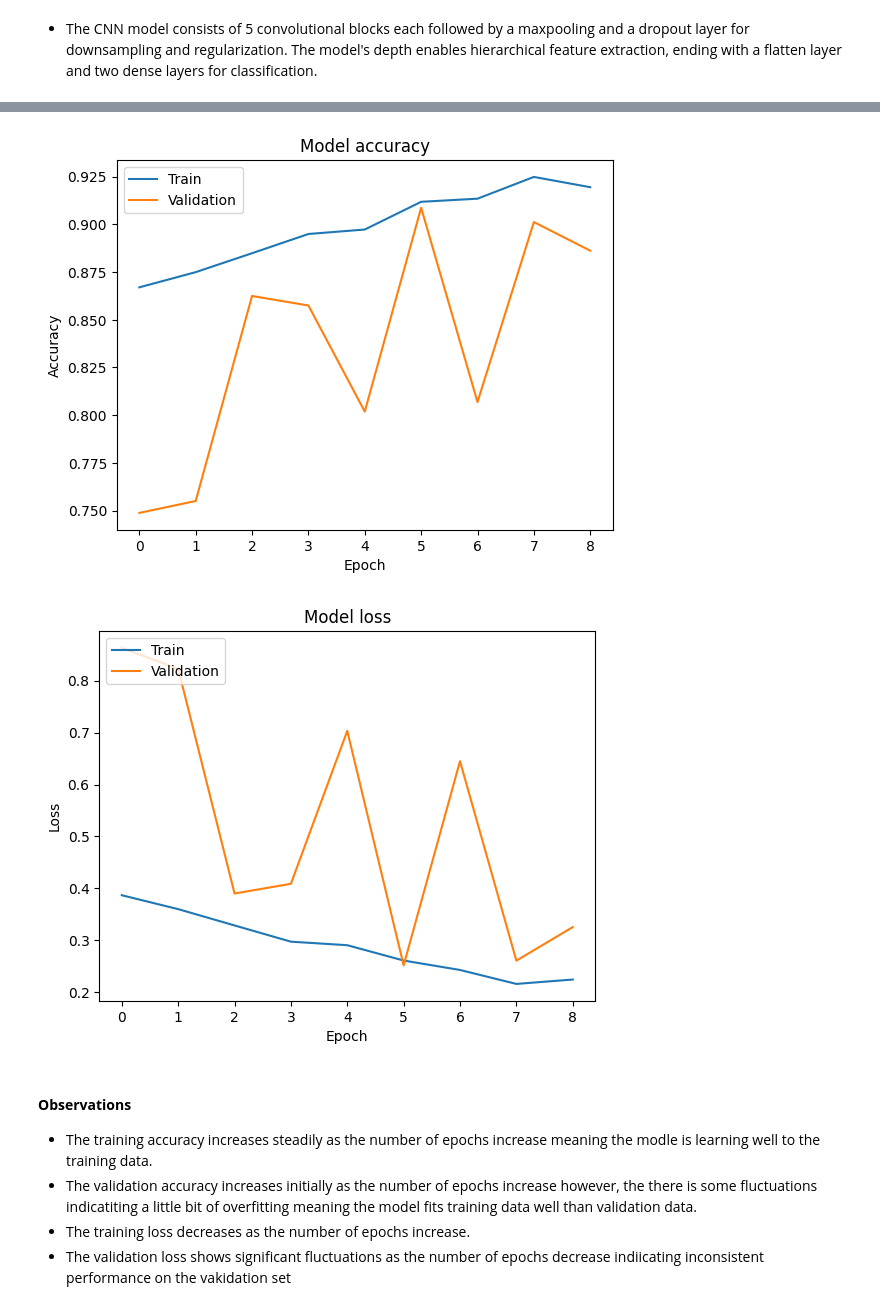
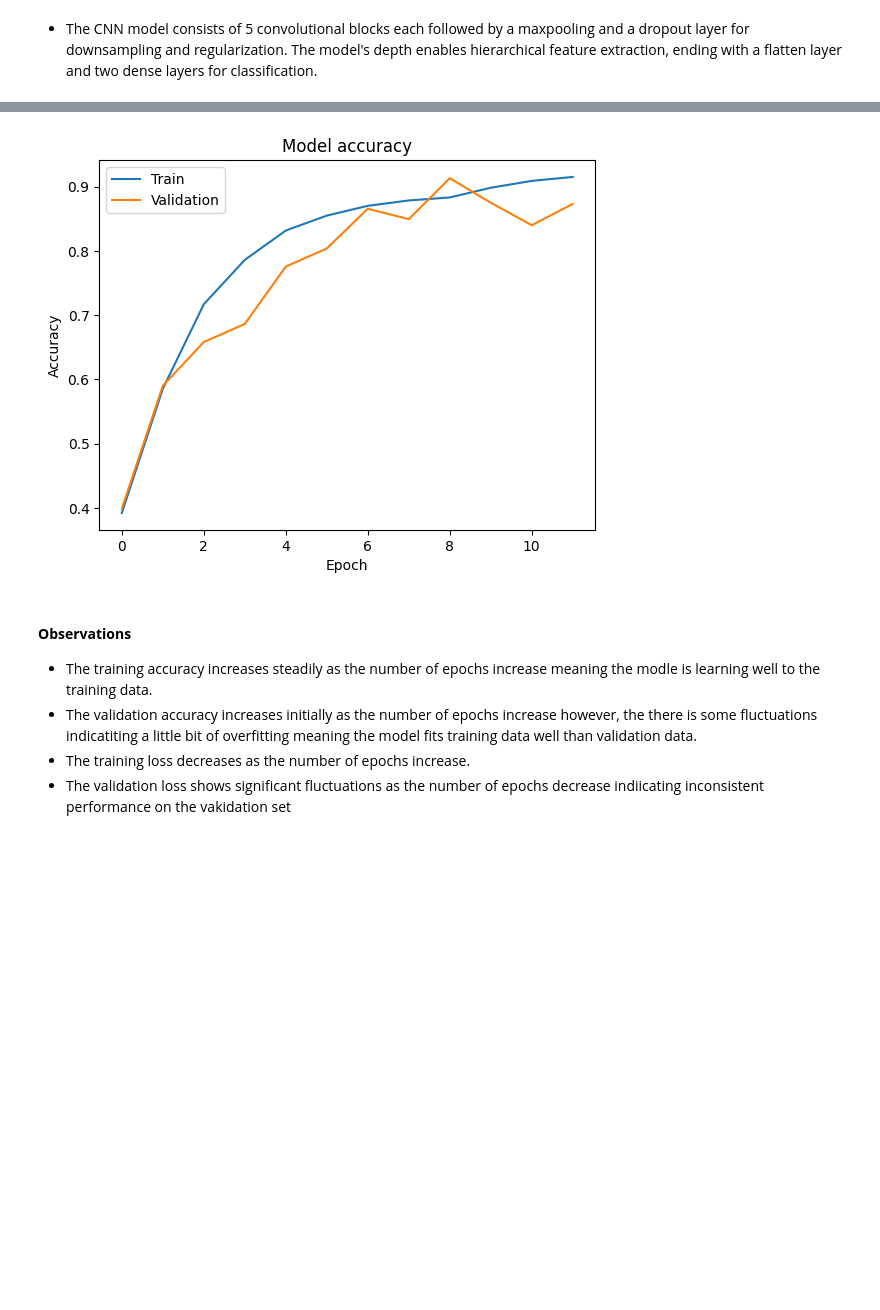
Before and after one commit to KeyMoney22/Plant_disease_classification-, a Jupyter notebook: tomato_disease_detection.ipynb, the cells around one changed output, grey strips where cells are left out. Drawn from its saved outputs; the diff is of its cells as text; code cells hidden in the pictures; blank space fills up the shorter version.

```diff
--- a/tomato_disease_detection.ipynb
+++ b/tomato_disease_detection.ipynb
@@ -322,7 +315,7 @@ test_set = test_set.cache().shuffle(1000).prefetch(buffer_size=tf.data.AUTOTUNE)
 # %% [markdown]
 ## Resizing, Rescaling and Augmentation
 # %%
-img_size = 224
+img_size = 256
 
 # Creating an instance to Resize our data
 resize_and_rescale = tf.keras.Sequential([
@@ -483,8 +498,39 @@ def plot_training_history(history):
-# %%
-plot_training_history(history_c)
-# %% [output]
-[figure, removed]
-[figure, removed]
+# %%
+# plot_training_history(history_c)
+# Load history from the JSON file
+# with open('history_cnn.json', 'r') as f:
+#     history_c = json.load(f)
+# plot_training_history(history_c)
+import matplotlib.pyplot as plt
+import json
+
+def plot_training_history(history):
+  # Check if the history is a dictionary (loaded from JSON)
+  if isinstance(history, dict):
+    # Extract metrics from the dictionary
+    accuracy = history.get('accuracy', [])
+    val_accuracy = history.get('val_accuracy', [])
+  else:
+    # Use the history object directly
+    accuracy = history.history['accuracy']
+    val_accuracy = history.history['val_accuracy']
+
+  # Plot training & validation accuracy values
+  plt.plot(accuracy)
+  plt.plot(val_accuracy)
+  plt.title('Model accuracy')
+  plt.ylabel('Accuracy')
+  plt.xlabel('Epoch')
+  plt.legend(['Train', 'Validation'], loc='upper left')
+  plt.show()
+
+# Load history from the JSON file
+with open('history_cnn.json', 'r') as f:
+    history_c = json.load(f)
+
+plot_training_history(history_c)
+# %% [output]
+[figure, added]
 # %% [markdown]
 #### **Observations**
 - The training accuracy increases steadily as the number of epochs increase meaning the modle is learning well to the training data.
```
Also changed, not shown: parts of 51 cells of this notebook.
